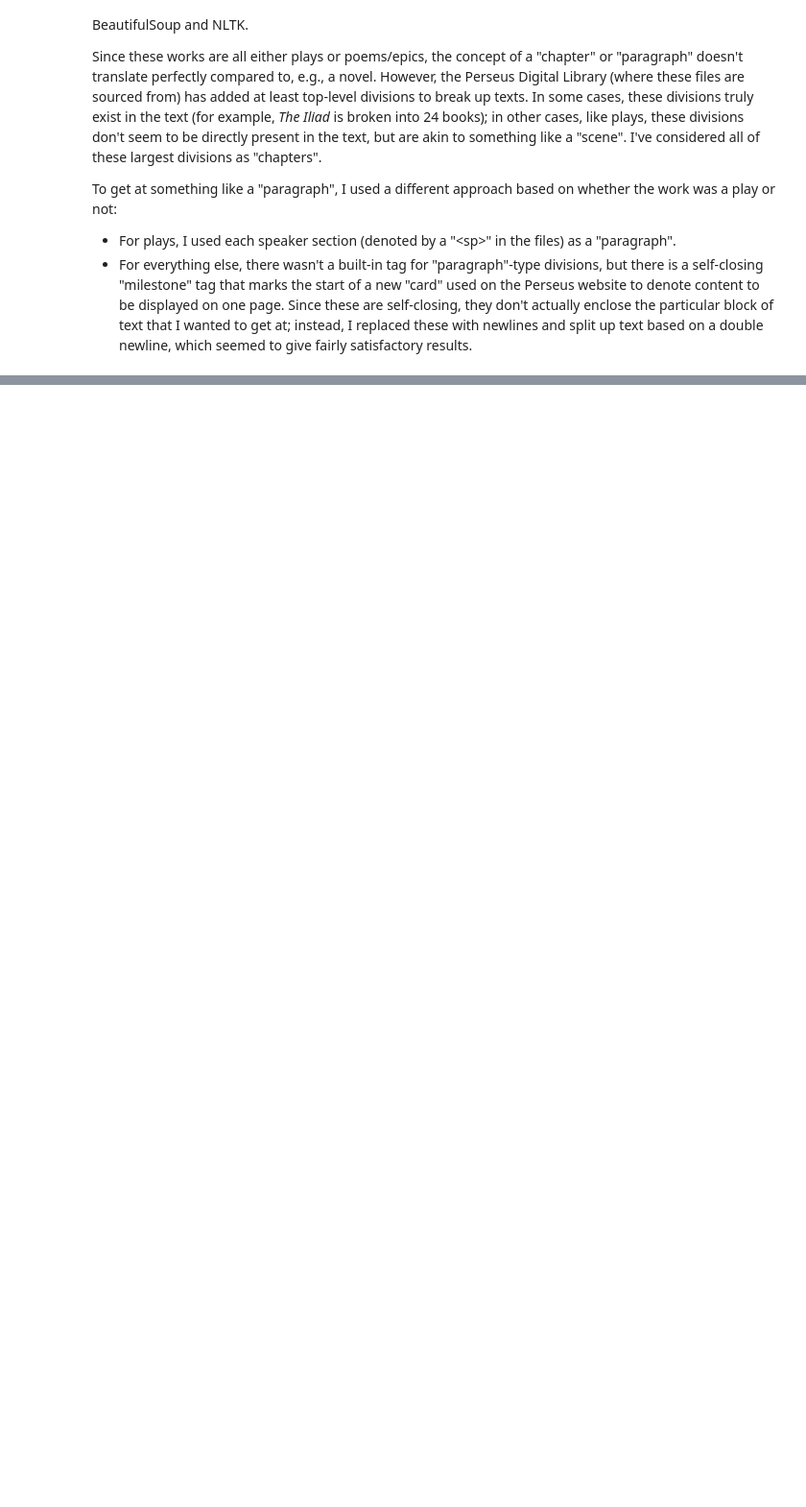
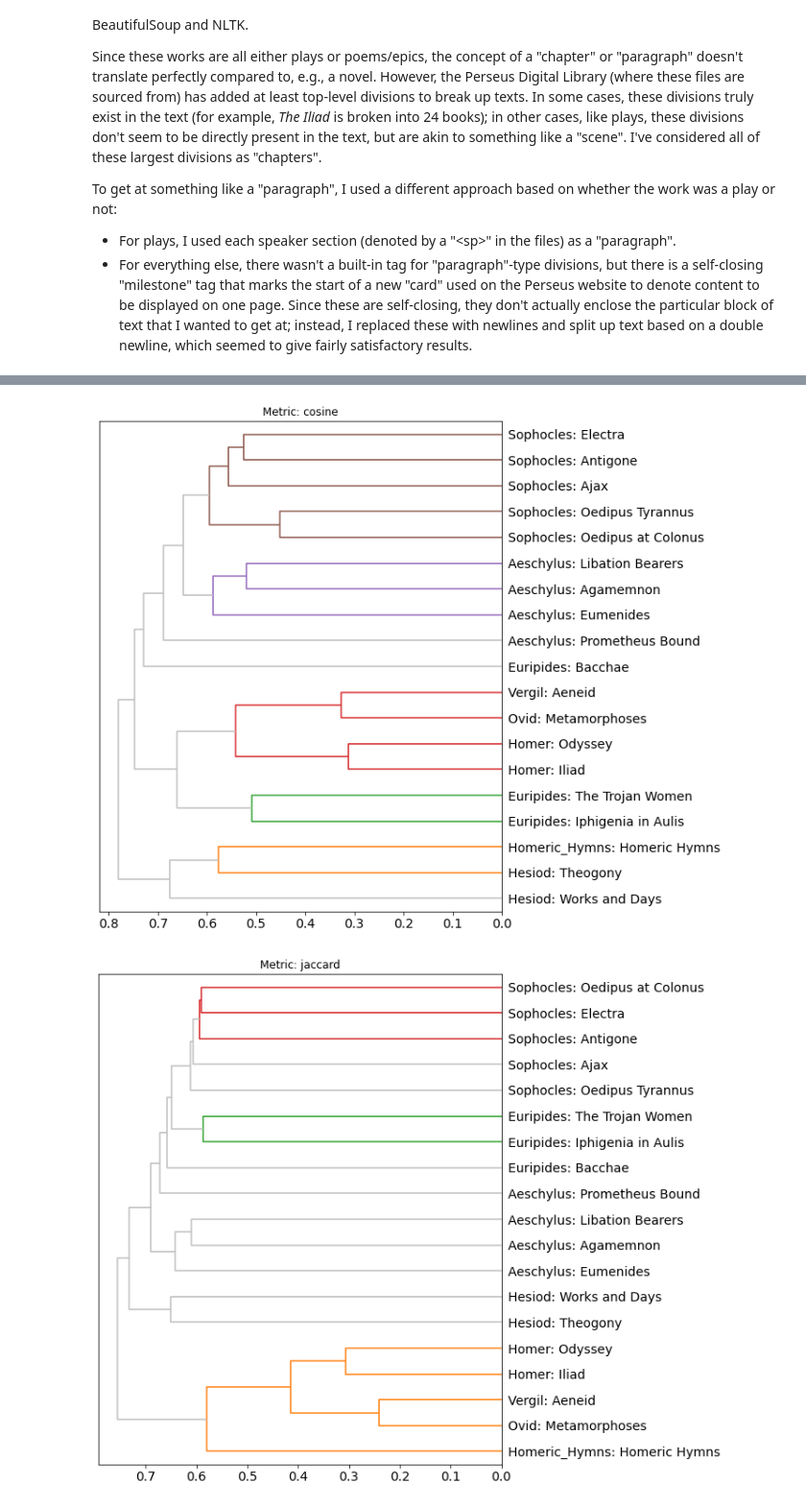
Before and after one commit to DavidVann/latin-greek-text-analytics, a Jupyter notebook: notebooks/project.ipynb, the cells around one changed output, grey strips where cells are left out. Shown: that part at 96% size. Saved outputs shown, nothing was run; the diff lists cells and outputs as text; code cells hidden in the pictures; blank space fills up the shorter version.

Commit message:
Hierarchical clustering functional

```diff
--- a/notebooks/project.ipynb
+++ b/notebooks/project.ipynb
@@ -71 +89,8 @@ corp.vocab.sort_values('tfidf_max_sum', ascending=False).head(10)
+# %%
+hca = HierarchicalClusterAnalysis(max_features=6000, tfidf_method='max', OHCO_level=chapter_bag)
+hca.fit(corp, metrics=['cosine', 'jaccard'])
+hca.plot_dendrogram(linkage='complete', color_thresh=0.6, figsize=(8, 10))
+# %% [output]
+[figure, added]
+[figure, added]
 # %%
```
Also changed, not shown: parts of 9 cells of this notebook, 2 other files.
